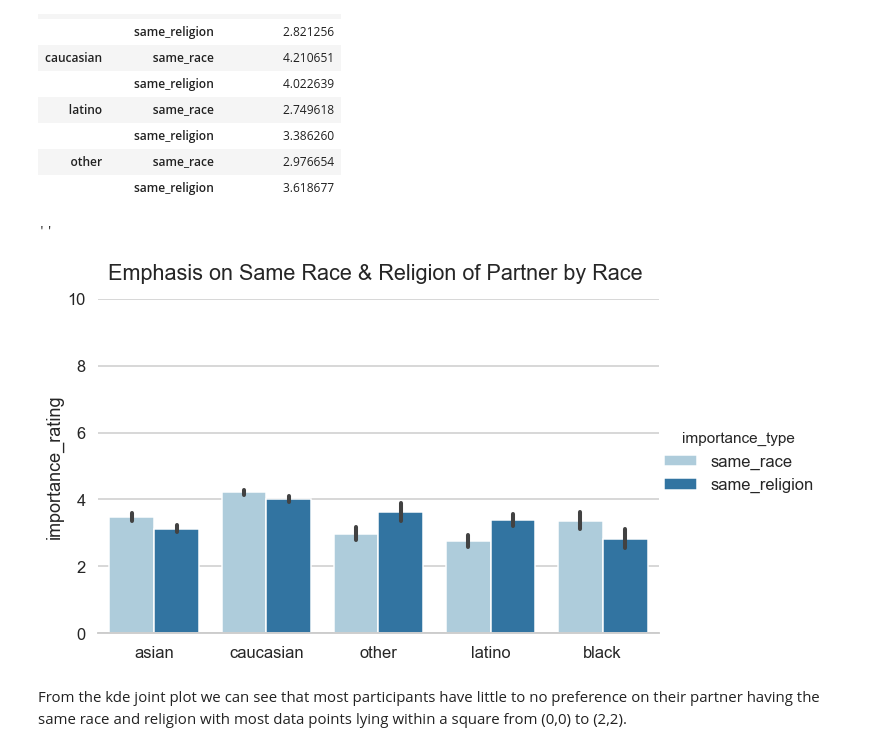
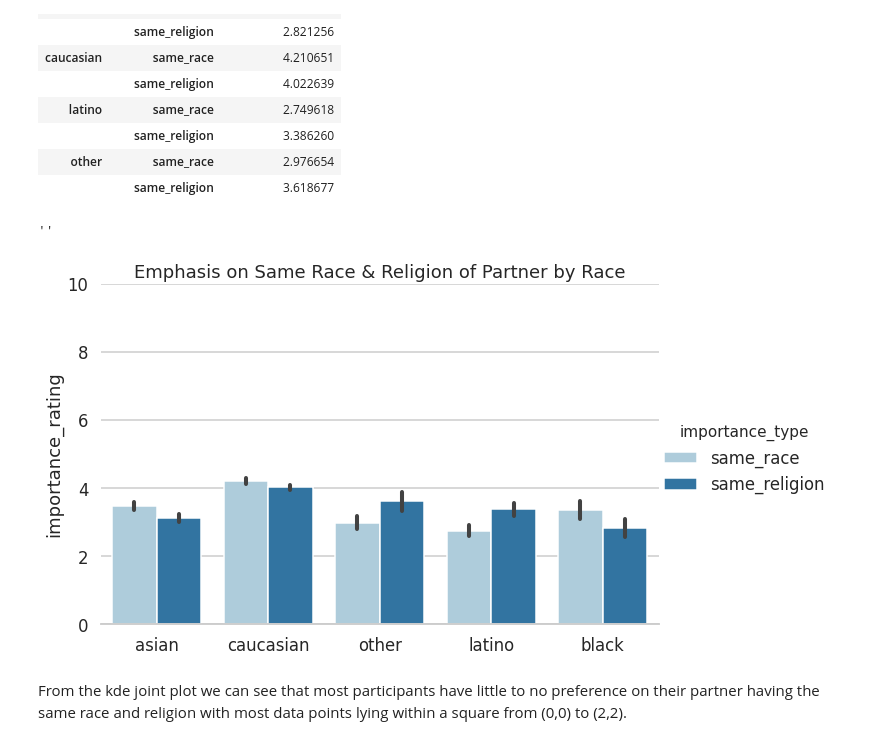
Before and after one commit to tangaw/Speed-Dating-Binary-Classification, a Jupyter notebook: src/SpeedDating.ipynb, the cells around one changed output. Saved outputs shown, nothing was run; the diff lists cells and outputs as text; code cells hidden in the pictures.

```diff
--- a/src/SpeedDating.ipynb
+++ b/src/SpeedDating.ipynb
@@ -9,7 +9,7 @@ import matplotlib.pyplot as plt
 import seaborn as sns
 %matplotlib inline
 # %%
-df = pd.read_csv('https://raw.githubusercontent.com/datasets/speed-dating/master/data/speed-dating.csv')
+df = pd.read_csv('./data/speed-dating.csv')
 # %%
 df.head()
 # %% [output]
@@ -405,16 +466,17 @@ plot_r.groupby(by=['race', 'importance_type']).mean()
 # %%
 # Draw grouped bar chart to look at average emphasis by race
 sns.set(style='whitegrid', color_codes=True, context='talk')
 sns.catplot(x='race', y='importance_rating', hue='importance_type', data=plot_r,
            kind='bar', palette='Paired', height=6, aspect=3/2)
 plt.xlabel('')
 plt.ylim(0,10)
-plt.suptitle('Emphasis on Same Race & Religion of Partner by Race', x=0.44, y=1.015)
+plt.title('Emphasis on Same Race & Religion of Partner by Race')
 sns.despine(left=True)
+plt.savefig('./figure/emphasis_same_race_religion_by_race.png')
 ;
 # %% [output]
 ''
-[figure, old version]
+[figure, new version]
 # %% [markdown]
 From the kde joint plot we can see that most participants have little to no preference on their partner having the same race and religion with most data points lying within a square from (0,0) to (2,2).
 # %% [markdown]
```
Also changed, not shown: parts of 17 cells of this notebook, 7 other files.
